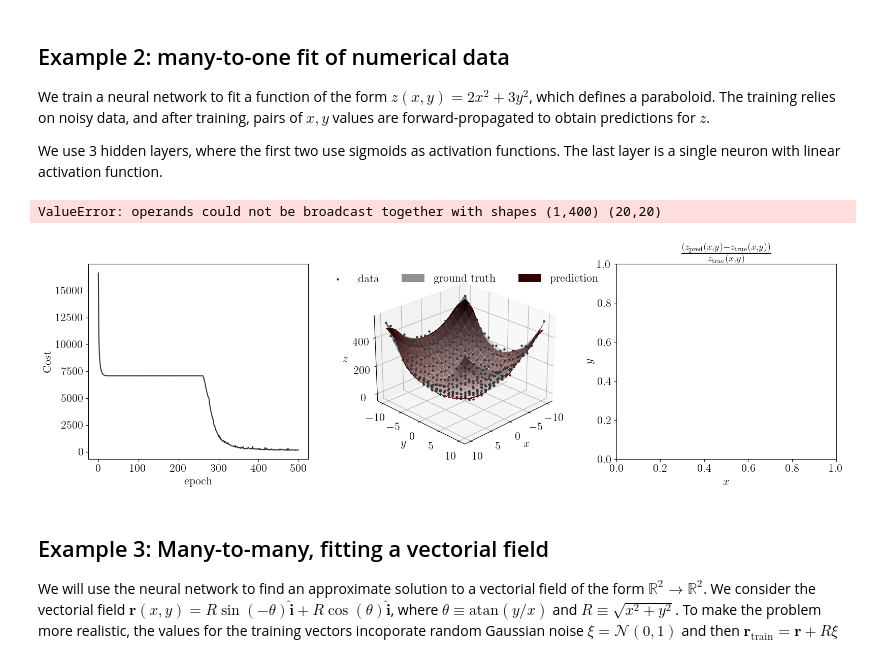
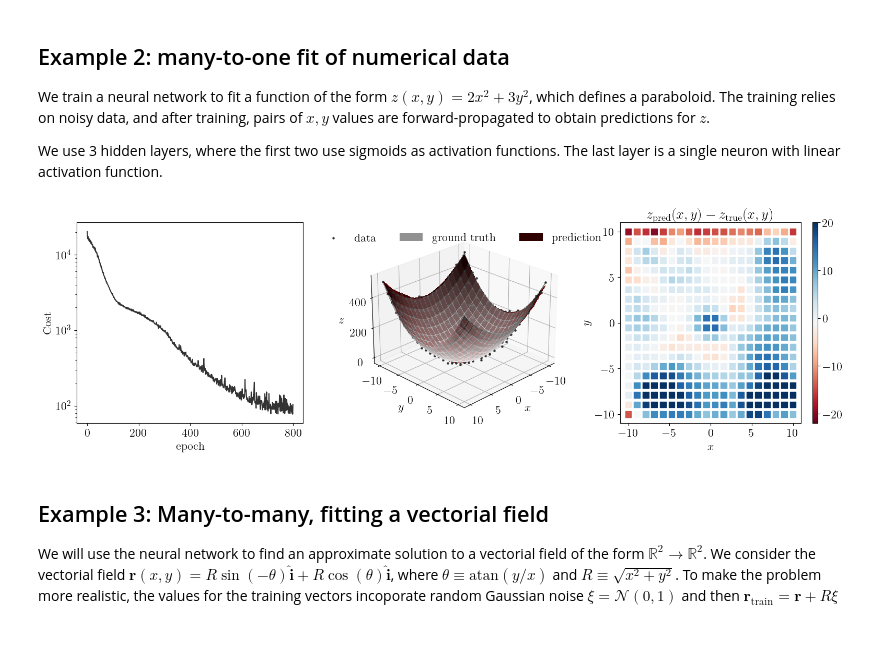
Before and after one commit to pastranacl/IAcobus, a Jupyter notebook: tutorial.ipynb, the cells around one changed output. Saved outputs shown, nothing was run; the diff lists cells and outputs as text; code cells hidden in the pictures.

Commit message:
Updated examples parabollas

```diff
--- a/tutorial.ipynb
+++ b/tutorial.ipynb
@@ -108,9 +109,9 @@ XY_test_grid_flat = np.vstack( (X_test_grid_flat.reshape(1, n_vals*n_vals), Y_te
 Z_test = scalar_function_two_variables(X_test_grid_flat, Y_test_grid_flat) + noise*np.random.randn(1, n_vals*n_vals)
 # %%
 # Create the network
-topology = [64, 64, 1]
-activation_funcs = ['sigmoid',
-                    'sigmoid',
+topology = [128, 512, 1]
+activation_funcs = ['relu',
+                    'relu',
                     'linear']
 n_inputs = 2
 ryc = IAcobus(n_inputs,
@@ -120,9 +121,9 @@ ryc = IAcobus(n_inputs,
 
 cost = ryc.train(XY_test_grid_flat,
                  Z_test,
-                 num_epochs=500,
-                 batch_size=5,
-                 learning_rate=1e-2,
+                 num_epochs=800,
+                 batch_size=10,
+                 learning_rate=1e-3,
                  verbose=True)
 # %%
 # Plots
@@ -142,7 +143,7 @@ ax_cost = fig.add_subplot(1, 3, 1)
 ax_cost.plot(cost, color='#333333')
 ax_cost.set_ylabel(r"Cost")
 ax_cost.set_xlabel(r"epoch")
-
+ax_cost.set_yscale('log')
 
 # Panel 3d fit
 ax_result = fig.add_subplot(1, 3, 2, projection='3d')
@@ -165,10 +166,10 @@ surf = ax_result.plot_surface(X_test_grid,
                               antialiased=False,
                               label="ground truth")
 
-predictions_parabolla = ryc.forward(XY_test_grid_flat)
+predictions_parabolla = ryc.forward(XY_test_grid_flat).reshape(n_vals, n_vals)
 ax_result.plot_surface(X_test_grid,
                         Y_test_grid,
-                        predictions_parabolla.reshape(n_vals, n_vals),
+                        predictions_parabolla,
                         color="#880000",
                         linewidth=0,
                         antialiased=False,
@@ -180,40 +181,38 @@ ax_result.view_init(elev=25,
 ax_result.legend(loc="upper center",
                  ncol=3,
                  frameon=False)
 
 ax_result.set_xlabel(r"$x$")
 ax_result.set_ylabel(r"$y$")
 ax_result.set_zlabel(r"$z$")
 
 
 # ---
 ax_residual = fig.add_subplot(1, 3, 3)
 ax_residual.set_ylabel(r"$y$")
 ax_residual.set_xlabel(r"$x$")
-ax_residual.set_title(r"$\frac{ (z_\mathrm{pred}(x,y) - z_\mathrm{true}(x,y))}{ z_\mathrm{true}(x,y)}$")
+ax_residual.set_title(r"$z_\mathrm{pred}(x,y) - z_\mathrm{true}(x,y)$")
 
 rel_residuals = predictions_parabolla - z_theo
-print(z_theo)
-print(predictions_parabolla)
-
 
 residuals_plot = ax_residual.scatter(X_test_grid_flat, Y_test_grid_flat,
                                         c = rel_residuals,
                                         marker="s",
                                         s= 70,
-                                        cmap=cm.copper)
+                                        cmap=cm.RdBu,
+                                        vmin=20,
+                                        vmax=-20)
 
 cbar_res = plt.colorbar(residuals_plot,
                         ax=ax_residual,
                         orientation='vertical',
                         location='right',
                         aspect=40)
 
 
 plt.show()
 # %% [output]
-ValueError: operands could not be broadcast together with shapes (1,400) (20,20)
-[figure, old version]
+[figure, new version]
 # %% [markdown]
 ## Example 3: Many-to-many, fitting a vectorial field
 
```
Also changed, not shown: parts of 4 cells of this notebook.
